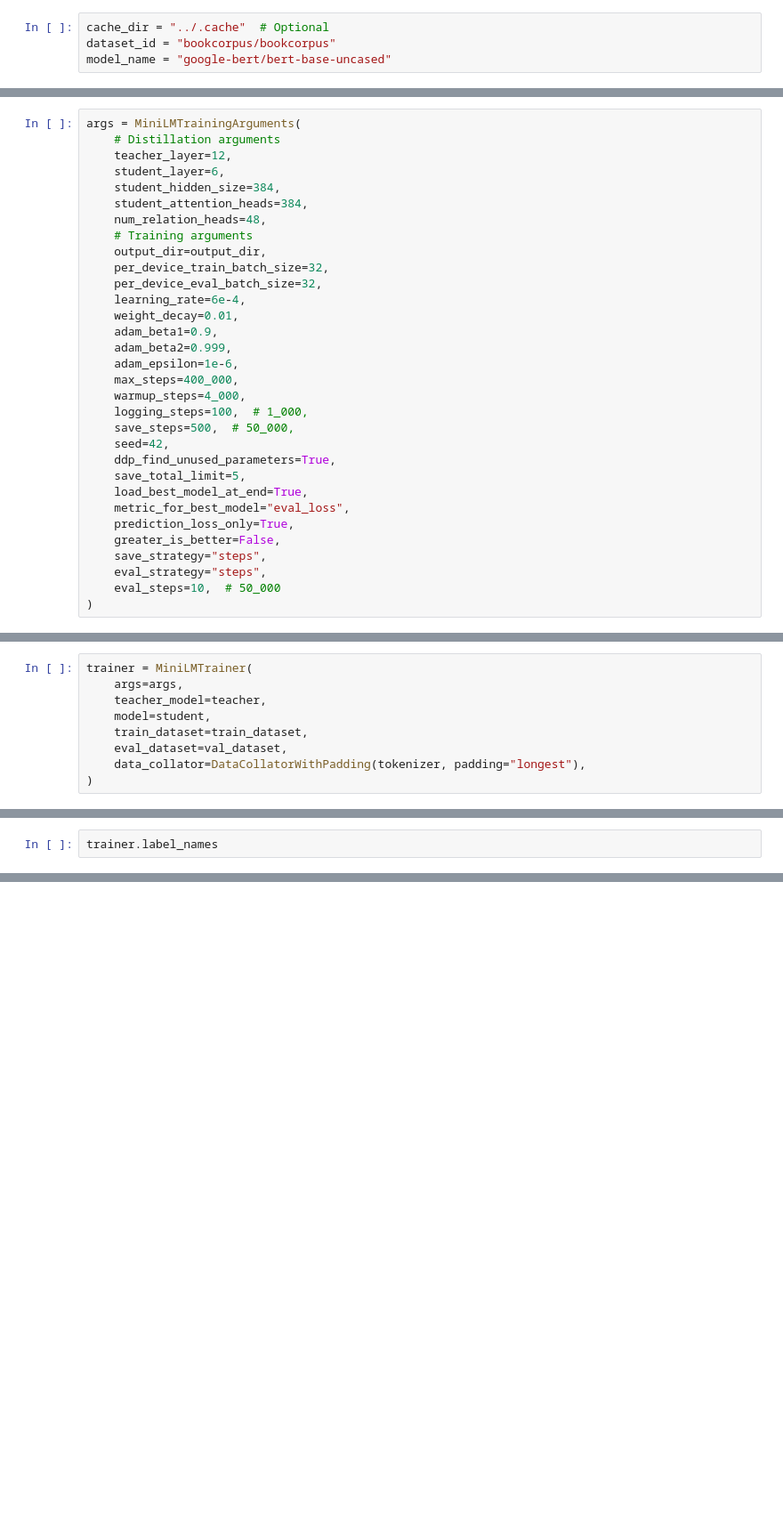
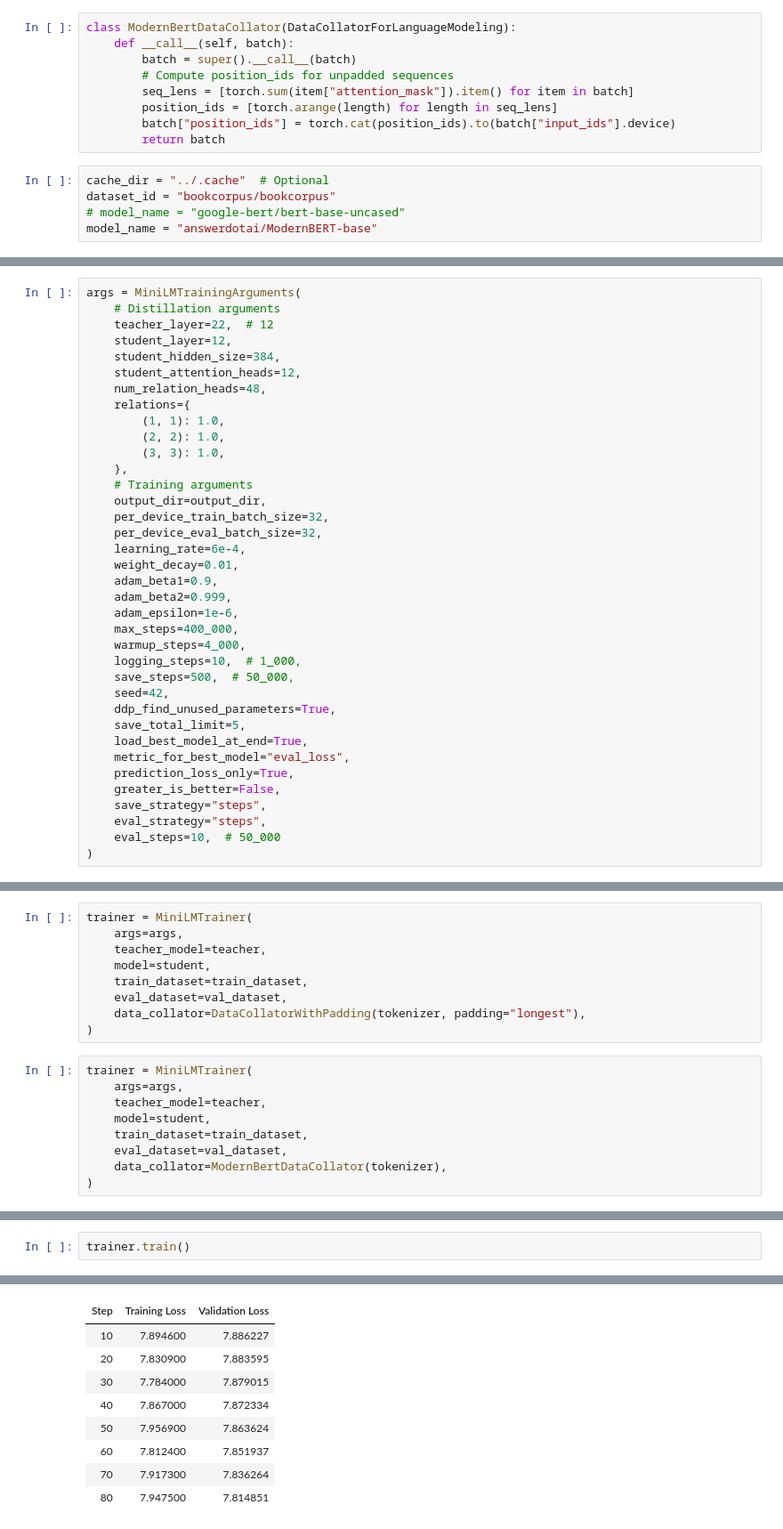
Before and after one commit to milistu/bertdistiller, a Jupyter notebook: examples/minilm_distillation.ipynb, the cells around one changed output, grey strips where cells are left out. Shown at 89% size. Saved outputs shown, nothing was run; the diff lists cells and outputs as text; blank space fills up the shorter version.

Commit message:
Working on distillation for ModernBERT.

```diff
--- a/examples/minilm_distillation.ipynb
+++ b/examples/minilm_distillation.ipynb
@@ -16,10 +18,20 @@ from pathlib import Path
 from datetime import datetime
 # %% [markdown]
 ## Dataset
+# %%
+class ModernBertDataCollator(DataCollatorForLanguageModeling):
+    def __call__(self, batch):
+        batch = super().__call__(batch)
+        # Compute position_ids for unpadded sequences
+        seq_lens = [torch.sum(item["attention_mask"]).item() for item in batch]
+        position_ids = [torch.arange(length) for length in seq_lens]
+        batch["position_ids"] = torch.cat(position_ids).to(batch["input_ids"].device)
+        return batch
 # %%
 cache_dir = "../.cache"  # Optional
 dataset_id = "bookcorpus/bookcorpus"
-model_name = "google-bert/bert-base-uncased"
+# model_name = "google-bert/bert-base-uncased"
+model_name = "answerdotai/ModernBERT-base"
 # %%
 tokenizer = AutoTokenizer.from_pretrained(model_name, cache_dir=cache_dir)
 # %%
@@ -61,11 +75,16 @@ TrainingArguments(
 # %%
 args = MiniLMTrainingArguments(
     # Distillation arguments
-    teacher_layer=12,
-    student_layer=6,
+    teacher_layer=22,  # 12
+    student_layer=12,
     student_hidden_size=384,
-    student_attention_heads=384,
+    student_attention_heads=12,
     num_relation_heads=48,
+    relations={
+        (1, 1): 1.0,
+        (2, 2): 1.0,
+        (3, 3): 1.0,
+    },
     # Training arguments
     output_dir=output_dir,
     per_device_train_batch_size=32,
@@ -77,7 +96,7 @@ args = MiniLMTrainingArguments(
     adam_epsilon=1e-6,
     max_steps=400_000,
     warmup_steps=4_000,
-    logging_steps=100,  # 1_000,
+    logging_steps=10,  # 1_000,
     save_steps=500,  # 50_000,
     seed=42,
     ddp_find_unused_parameters=True,
@@ -112,3 +138,12 @@ trainer = MiniLMTrainer(
     eval_dataset=val_dataset,
     data_collator=DataCollatorWithPadding(tokenizer, padding="longest"),
 )
+# %%
+trainer = MiniLMTrainer(
+    args=args,
+    teacher_model=teacher,
+    model=student,
+    train_dataset=train_dataset,
+    eval_dataset=val_dataset,
+    data_collator=ModernBertDataCollator(tokenizer),
+)
@@ -117,2 +165,3 @@ trainer.train()
 # %%
-trainer.label_names
+trainer.train()
+# %% [output]
@@ -118,0 +169,9 @@ trainer.label_names
+| Step | Training Loss | Validation Loss |
+| 10 | 7.894600 | 7.886227 |
+| 20 | 7.830900 | 7.883595 |
+| 30 | 7.784000 | 7.879015 |
+| 40 | 7.867000 | 7.872334 |
+| 50 | 7.956900 | 7.863624 |
+| 60 | 7.812400 | 7.851937 |
+| 70 | 7.917300 | 7.836264 |
+| 80 | 7.947500 | 7.814851 |
```
Also changed, not shown: parts of 16 cells of this notebook.
